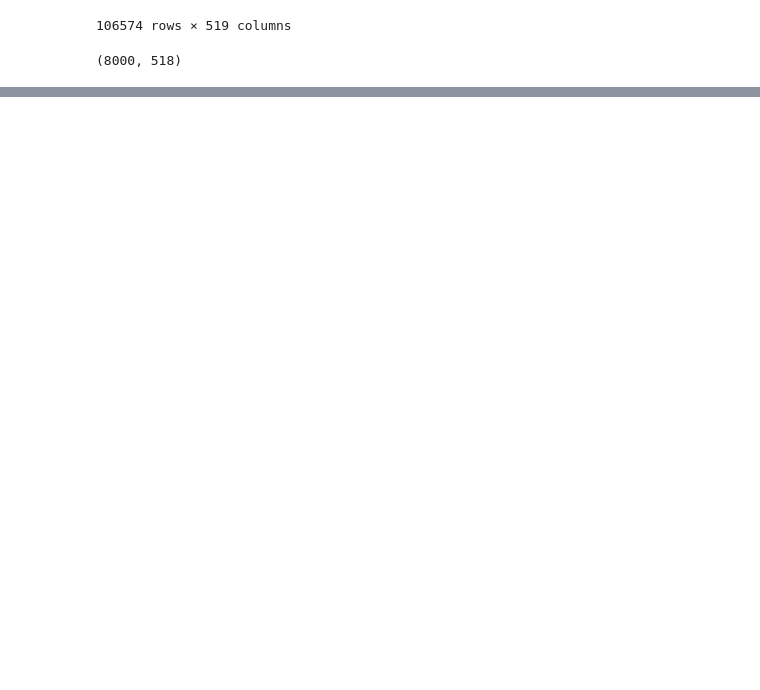
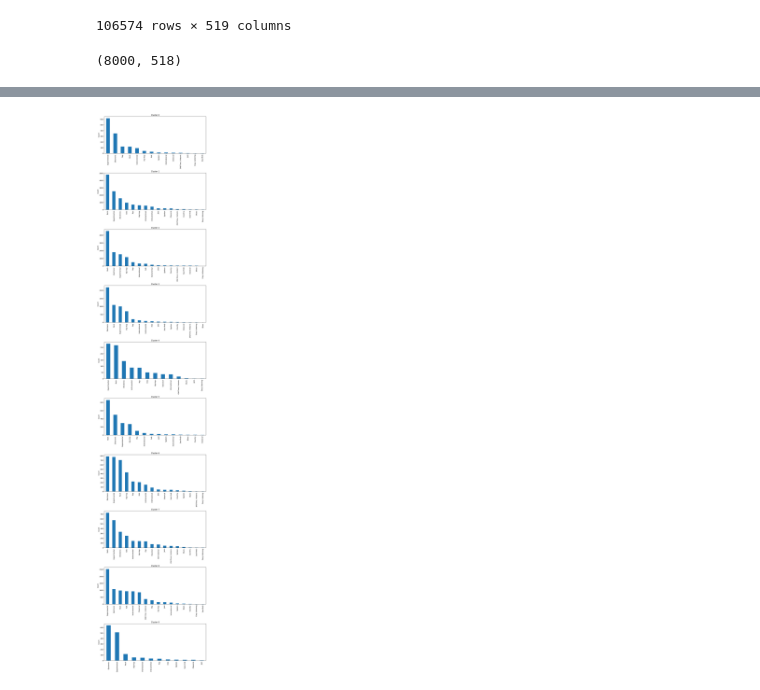
Before and after one commit to TheScorpoi/mdle-assignment-2, a Jupyter notebook: main.ipynb, the cells around one changed output, grey strips where cells are left out. Cells and saved outputs as stored; diff of their text form; code cells hidden in the pictures; blank space fills up the shorter version.

```diff
--- a/main.ipynb
+++ b/main.ipynb
@@ -355,0 +355,48 @@ InvalidIndexError: (array([7747, 6559, 6926, 5970, 5357, 7219, 5784, 3149, 7186,
+# %%
+import pandas as pd
+import matplotlib.pyplot as plt
+
+# Load the tracks.csv file
+tracks = pd.read_csv('../fma_metadata/tracks.csv', header=[0, 1], index_col=0)
+
+# Flatten the hierarchical column names
+tracks.columns = ['_'.join(col).strip() for col in tracks.columns.values]
+
+# Extract the genre information for each track
+genres = tracks['track_genre_top']
+
+# Map the genre information to the cluster assignments
+data_genres = data.assign(genre=genres).dropna(subset=['genre'])
+
+# Update new_labels' indices to match data_genres
+new_labels_aligned = pd.Series(new_labels, index=data.index)
+
+# Group genres by the new_labels_aligned
+cluster_genres = data_genres.loc[:, 'genre'].groupby(new_labels_aligned).agg(list)
+
+# Function to calculate the genre count for each cluster
+def calculate_genre_count(cluster_genres):
+    genre_counts = []
+    for i, genres in cluster_genres.iteritems():
+        genre_count = pd.Series(genres).value_counts()
+        genre_counts.append(genre_count)
+    return genre_counts
+
+# Calculate the genre count for each cluster
+genre_counts = calculate_genre_count(cluster_genres)
+
+# Create a bar chart to visualize the total count of music genres in each cluster
+def plot_genre_counts(genre_counts):
+    fig, axes = plt.subplots(nrows=len(genre_counts), ncols=1, figsize=(10, 5 * len(genre_counts)))
+
+    for i, ax in enumerate(axes):
+        genre_counts[i].plot(kind='bar', ax=ax)
+        ax.set_title(f'Cluster {i}')
+        ax.set_ylabel('Count')
+
+    plt.tight_layout()
+    plt.show()
+
+plot_genre_counts(genre_counts)
+# %% [output]
+[figure, added]
```
Also changed, not shown: parts of 13 cells of this notebook.
